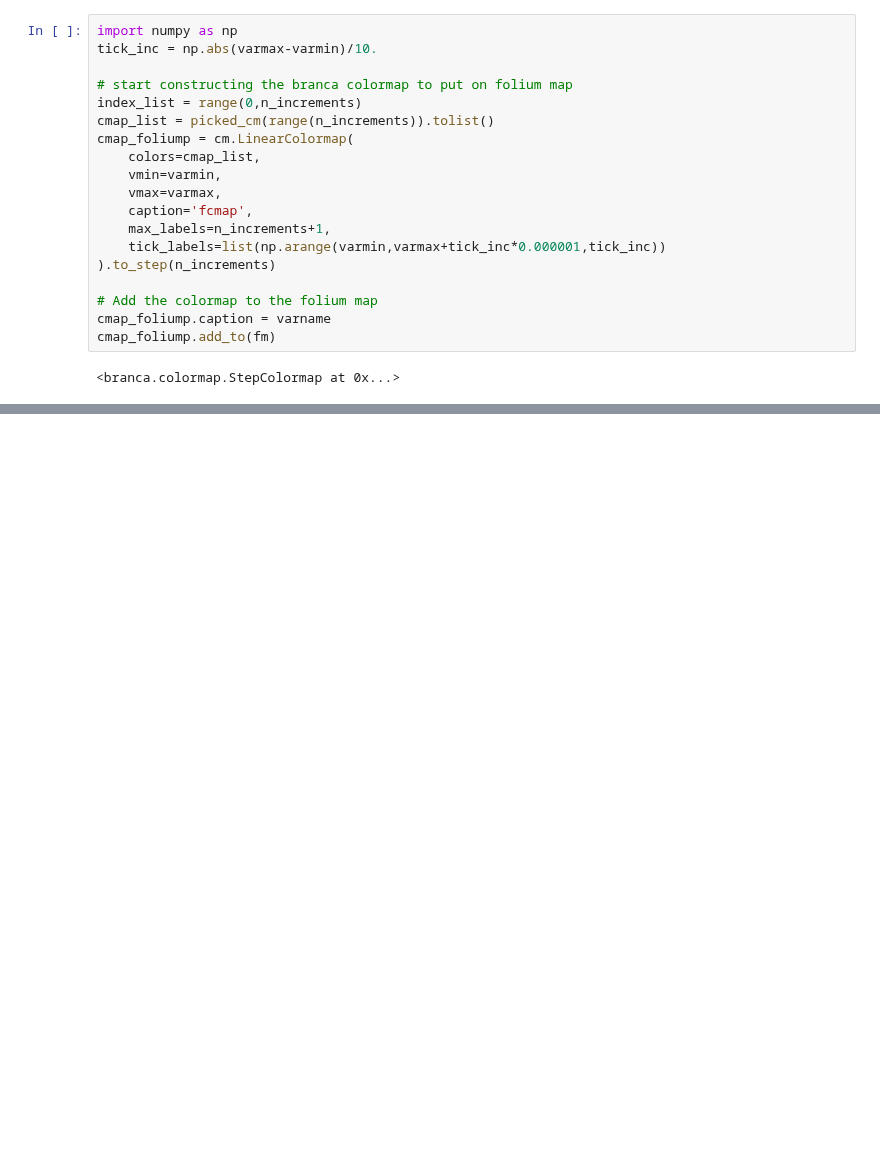
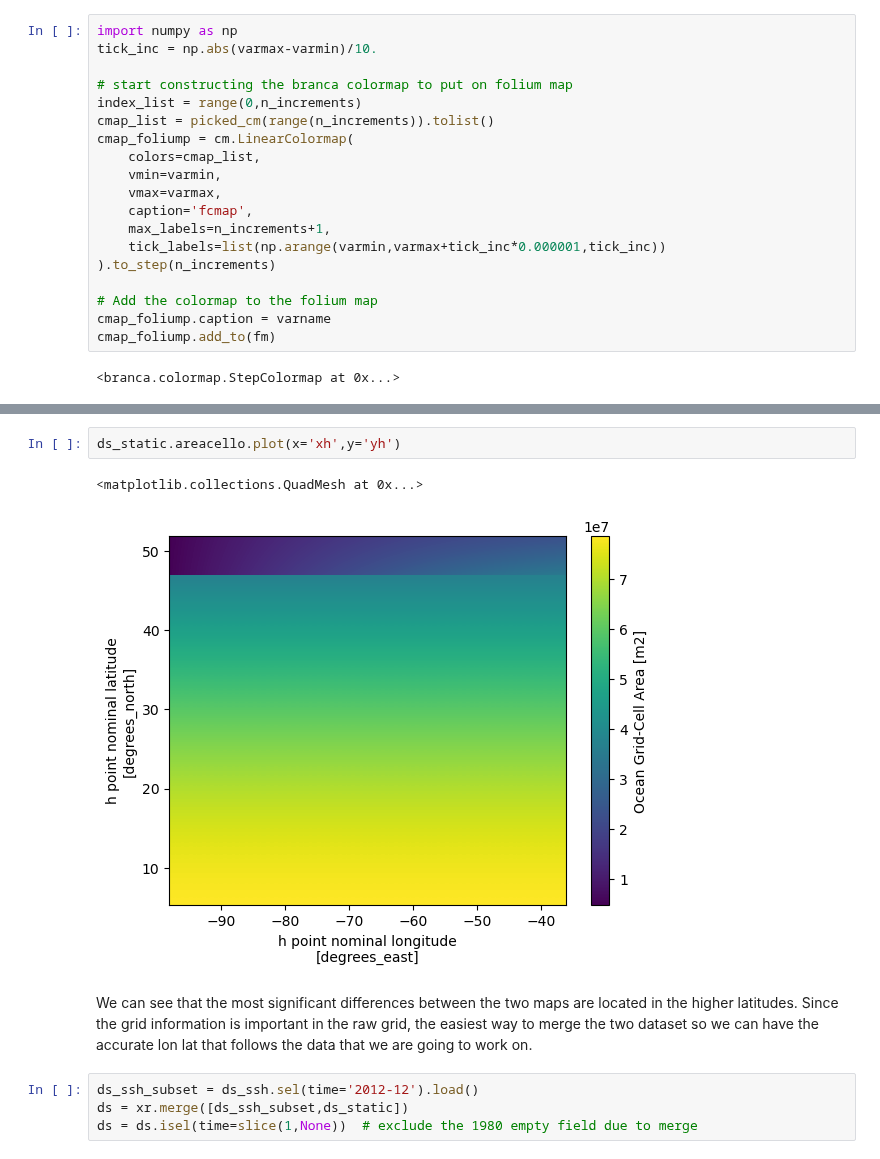
Before and after one commit to chiaweh2/cefi-cookbook, a Jupyter notebook: content/data_access/access_opendap/python_get_cefi.ipynb, the cells around one changed output, grey strips where cells are left out. Cells and saved outputs as stored; diff of their text form; blank space fills up the shorter version.

Commit message:
include raw grid tutorial

```diff
--- a/content/data_access/access_opendap/python_get_cefi.ipynb
+++ b/content/data_access/access_opendap/python_get_cefi.ipynb
@@ -194,0 +271,11 @@ fm
+# %%
+ds_static.areacello.plot(x='xh',y='yh')
+# %% [output]
+<matplotlib.collections.QuadMesh at 0x...>
+[figure, added]
+# %% [markdown]
+We can see that the most significant differences between the two maps are located in the higher latitudes. Since the grid information is important in the raw grid, the easiest way to merge the two dataset so we can have the accurate lon lat that follows the data that we are going to work on.
+# %%
+ds_ssh_subset = ds_ssh.sel(time='2012-12').load()
+ds = xr.merge([ds_ssh_subset,ds_static])
+ds = ds.isel(time=slice(1,None))  # exclude the 1980 empty field due to merge
```
Also changed, not shown: parts of 14 cells of this notebook.
